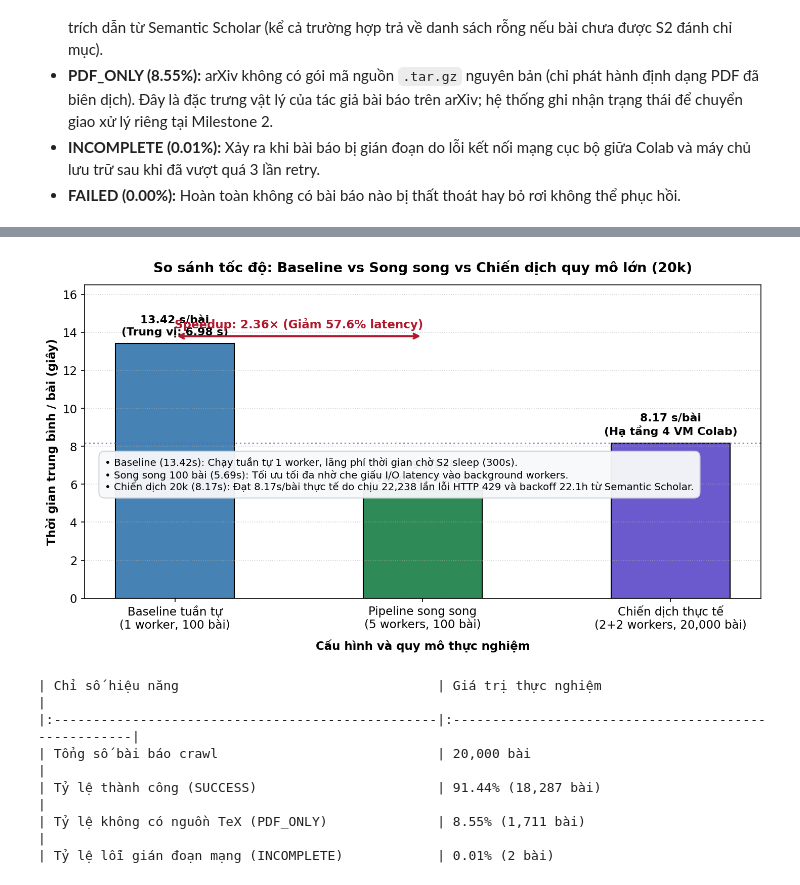
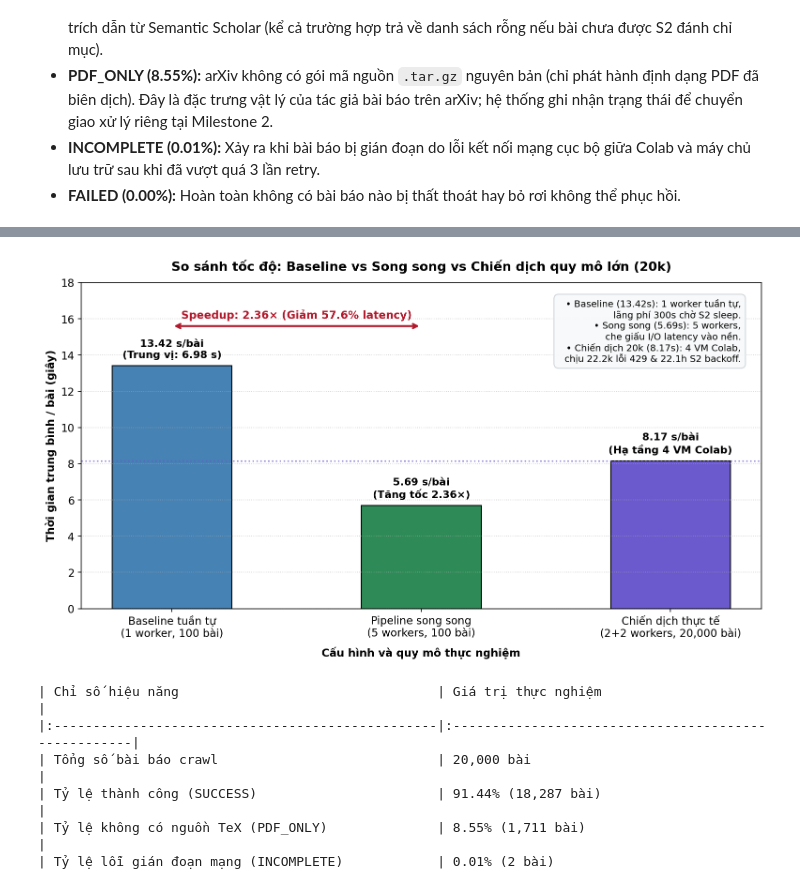
Before and after one commit to QuangPhat101/arXiv-Report, a Jupyter notebook: milestone1/performance.ipynb, the cells around one changed output, grey strips where cells are left out. Cells and saved outputs as stored; diff of their text form; code cells hidden in the pictures.

```diff
--- a/milestone1/performance.ipynb
+++ b/milestone1/performance.ipynb
@@ -198,7 +198,7 @@ phase_colors = {
 total_seconds = sum(PHASES.values())
 phase_order = ["download", "s2_references", "discovery", "extract"]
 
-fig, ax = plt.subplots(figsize=(11, 4.0), dpi=150)
+fig, ax = plt.subplots(figsize=(11, 4.2), dpi=150)
 
 left = 0.0
 for phase in phase_order:
@@ -215,16 +215,23 @@ for phase in phase_order:
         ax.text(left + val / 2, 0, f"{pct:.1f}%\n({hours:.1f}h)",
                 ha="center", va="center", color="white" if phase != "discovery" else "black",
                 fontweight="bold", fontsize=11)
-    else:
+    elif phase == "discovery":
         ax.annotate(f"{pct:.1f}%\n({hours:.1f}h)",
                     xy=(left + val / 2, 0.28),
-                    xytext=(left + val / 2, 0.45),
+                    xytext=(355000, 0.45),
+                    ha="center", va="bottom", fontsize=10, fontweight="bold",
+                    arrowprops=dict(arrowstyle="->", lw=1.0, color="gray"))
+    elif phase == "extract":
+        ax.annotate(f"{pct:.1f}%\n({hours:.1f}h)",
+                    xy=(left + val / 2, 0.28),
+                    xytext=(398000, 0.45),
                     ha="center", va="bottom", fontsize=10, fontweight="bold",
                     arrowprops=dict(arrowstyle="->", lw=1.0, color="gray"))
     left += val
 
 ax.set_yticks([])
-ax.set_xlim(0, total_seconds * 1.02)
+ax.set_xlim(0, total_seconds * 1.06)
+ax.set_ylim(-0.35, 0.75)
 ax.set_xlabel("Thời gian tích lũy trên toàn bộ 4 máy ảo (giây)", fontsize=11, fontweight="bold", labelpad=8)
 ax.set_title("Phân rã thời gian scraper — 20,000 bài (tổng tích lũy 4 VM)", fontsize=13, fontweight="bold", pad=14)
 
@@ -314,7 +321,7 @@ avg_times = [
 ]
 colors = ["#4682B4", "#2E8B57", "#6A5ACD"]
 
-fig, ax = plt.subplots(figsize=(10, 5.5), dpi=150)
+fig, ax = plt.subplots(figsize=(10.5, 6.0), dpi=150)
 
 bars = ax.bar(categories, avg_times, color=colors, edgecolor="black", width=0.48)
 
@@ -324,42 +331,46 @@ labels = [
     f"{PARALLEL_100['avg_per_paper_s']:.2f} s/bài\n(Tăng tốc 2.36×)",
     f"{CAMPAIGN['per_paper_s']:.2f} s/bài\n(Hạ tầng 4 VM Colab)"
 ]
 
 for bar, label in zip(bars, labels):
     yval = bar.get_height()
     ax.annotate(label,
                 xy=(bar.get_x() + bar.get_width() / 2, yval),
                 xytext=(0, 6), textcoords="offset points",
                 ha="center", va="bottom", fontsize=10.5, fontweight="bold")
 
 # Add speedup comparison bracket between Baseline and Parallel
-ax.annotate("", xy=(0, 13.8), xytext=(1, 13.8),
+ax.annotate("", xy=(0, 15.6), xytext=(1, 15.6),
             arrowprops=dict(arrowstyle="<->", color="#b2182b", lw=2.0))
-ax.text(0.5, 14.1, "Speedup: 2.36× (Giảm 57.6% latency)", ha="center", va="bottom",
+ax.text(0.5, 15.9, "Speedup: 2.36× (Giảm 57.6% latency)", ha="center", va="bottom",
         fontsize=11, fontweight="bold", color="#b2182b")
 
 # Reference dashed line for 20k campaign
 ax.axhline(CAMPAIGN["per_paper_s"], color="#6A5ACD", linestyle=":", linewidth=1.5, alpha=0.7)
 
 ax.set_ylabel("Thời gian trung bình / bài (giây)", fontsize=11, fontweight="bold")
 ax.set_xlabel("Cấu hình và quy mô thực nghiệm", fontsize=11, fontweight="bold", labelpad=8)
 ax.set_title("So sánh tốc độ: Baseline vs Song song vs Chiến dịch quy mô lớn (20k)", fontsize=13, fontweight="bold", pad=12)
-ax.set_ylim(0, 16.5)
+ax.set_ylim(0, 18.0)
 ax.grid(axis="y", linestyle=":", alpha=0.6)
 
 # Text box explaining difference between 100 papers and 20k papers
 explanation = (
-    "• Baseline (13.42s): Chạy tuần tự 1 worker, lãng phí thời gian chờ S2 sleep (300s).\n"
-    "• Song song 100 bài (5.69s): Tối ưu tối đa nhờ che giấu I/O latency vào background workers.\n"
-    "• Chiến dịch 20k (8.17s): Đạt 8.17s/bài thực tế do chịu 22,238 lần lỗi HTTP 429 và backoff 22.1h từ Semantic Scholar."
+    "• Baseline (13.42s): 1 worker tuần tự,\n"
+    "  lãng phí 300s chờ S2 sleep.\n"
+    "• Song song (5.69s): 5 workers,\n"
+    "  che giấu I/O latency vào nền.\n"
+    "• Chiến dịch 20k (8.17s): 4 VM Colab,\n"
+    "  chịu 22.2k lỗi 429 & 22.1h S2 backoff."
 )
-props = dict(boxstyle="round,pad=0.6", facecolor="#f8f9fa", edgecolor="#ced4da", alpha=0.95)
-ax.text(0.03, 0.45, explanation, transform=ax.transAxes, fontsize=9.5, verticalalignment="top", bbox=props)
+props = dict(boxstyle="round,pad=0.5", facecolor="#f8f9fa", edgecolor="#ced4da", alpha=0.95)
+ax.text(0.97, 0.95, explanation, transform=ax.transAxes, fontsize=9.5,
+        verticalalignment="top", horizontalalignment="right", bbox=props)
 
 plt.tight_layout()
 plt.show()
 # %% [output]
-[figure, old version]
+[figure, new version]
 # %%
 # ─── Bảng tổng hợp các chỉ số hiệu năng chính ───
 metrics = pd.DataFrame({
```
Also changed, not shown: parts of 2 cells of this notebook.
